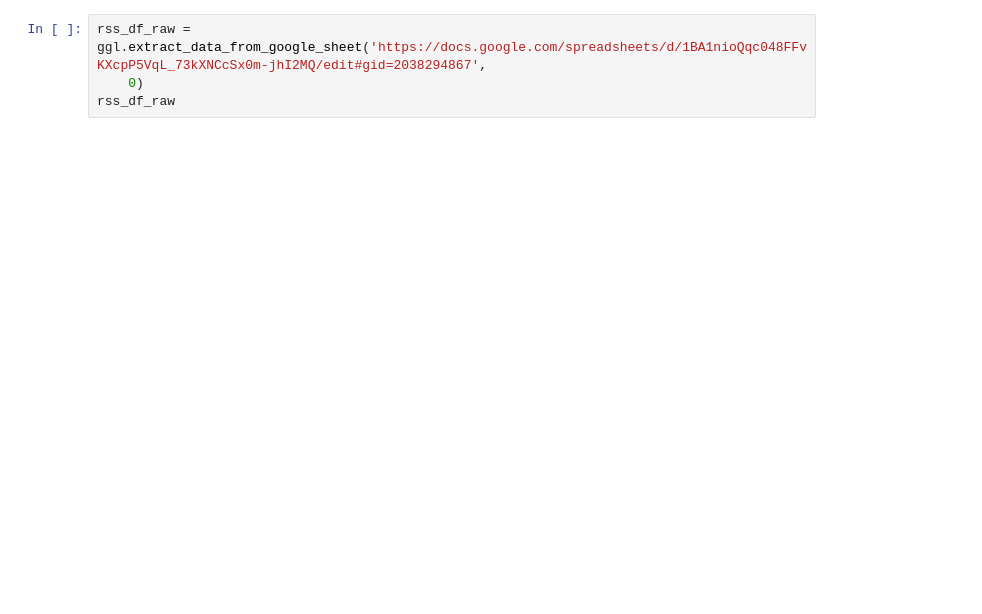
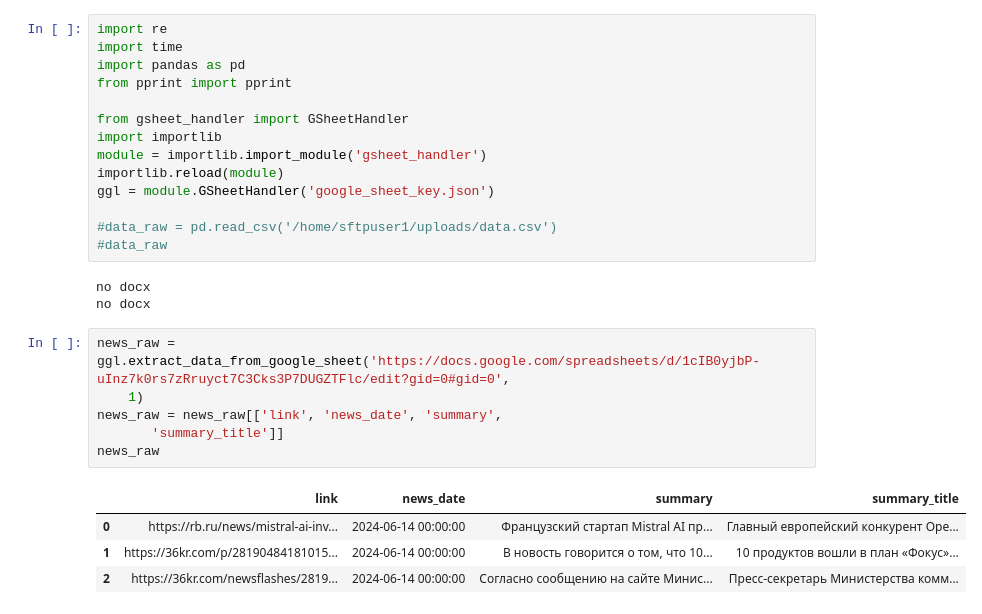
Before and after one commit to mlenzovet/nlmk_bot, a Jupyter notebook: didgest.ipynb, the cells around one changed output. Saved outputs shown, nothing was run; the diff lists cells and outputs as text; blank space fills up the shorter version.

```diff
--- a/didgest.ipynb
+++ b/didgest.ipynb
@@ -79,4 +1,28 @@ Text:
+# %%
+import re
+import time
+import pandas as pd
+from pprint import pprint
+
+from gsheet_handler import GSheetHandler
+import importlib
+module = importlib.import_module('gsheet_handler')
+importlib.reload(module)
+ggl = module.GSheetHandler('google_sheet_key.json')
+
+#data_raw = pd.read_csv('/home/sftpuser1/uploads/data.csv')
+#data_raw
+# %% [output]
+no docx
+no docx
 # %%
-rss_df_raw = ggl.extract_data_from_google_sheet('https://docs.google.com/spreadsheets/d/1BA1nioQqc048FFvKXcpP5VqL_73kXNCcSx0m-jhI2MQ/edit#gid=2038294867',
-    0)
-rss_df_raw
+news_raw = ggl.extract_data_from_google_sheet('https://docs.google.com/spreadsheets/d/1cIB0yjbP-uInz7k0rs7zRruyct7C3Cks3P7DUGZTFlc/edit?gid=0#gid=0',
+    1)
+news_raw = news_raw[['link', 'news_date', 'summary',
+       'summary_title']]
+news_raw
+# %% [output]
+|  | link | news_date | summary | summary_title |
+| 0 | https://rb.ru/news/mistral-ai-inv... | 2024-06-14 00:00:00 | Французский стартап Mistral AI пр... | Главный европейский конкурент Ope... |
+| 1 | https://36kr.com/p/28190484181015... | 2024-06-14 00:00:00 | В новость говорится о том, что 10... | 10 продуктов вошли в план «Фокус»... |
+| 2 | https://36kr.com/newsflashes/2819... | 2024-06-14 00:00:00 | Согласно сообщению на сайте Минис... | Пресс-секретарь Министерства комм... |
```
Also changed, not shown: parts of 3 cells of this notebook, 1 other file.
